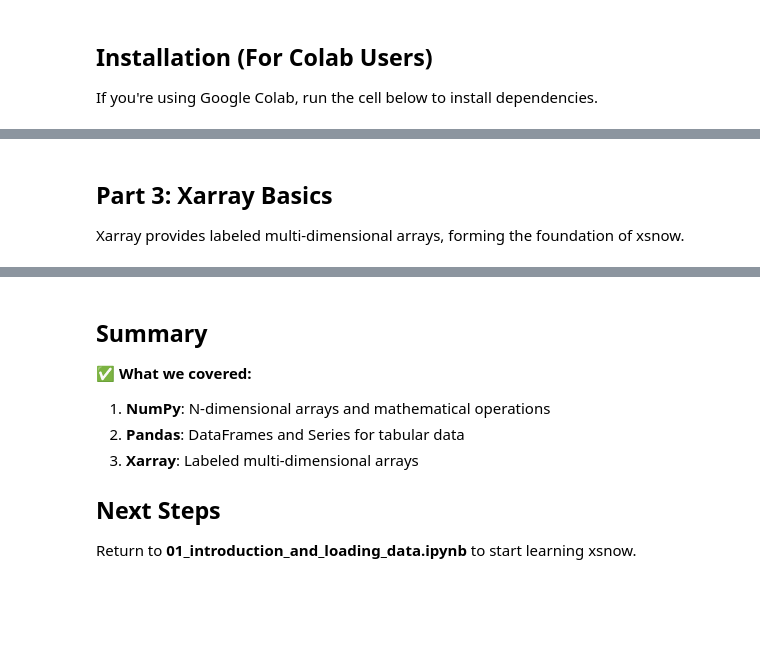
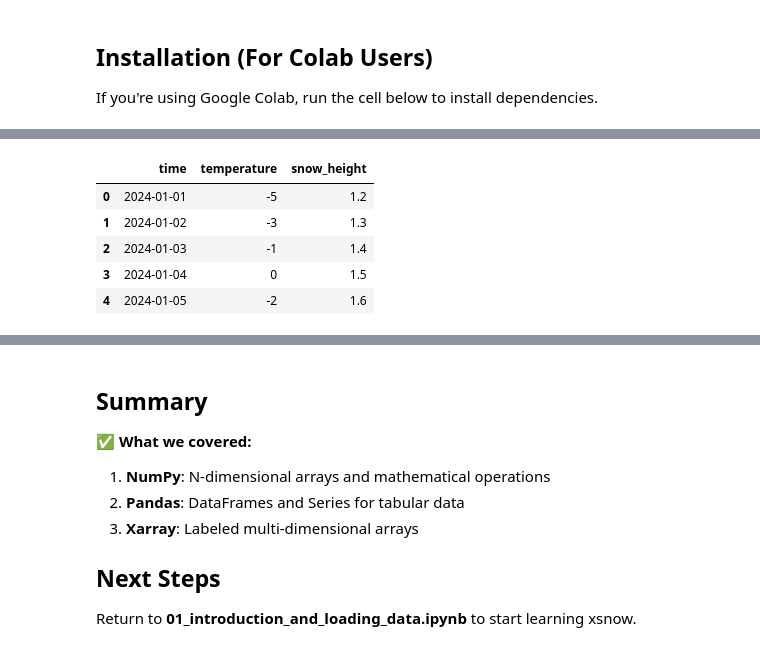
Before and after one commit to Austfi/xsnowForPatrol, a Jupyter notebook: notebooks/00_python_fundamentals_reference.ipynb, the cells around one changed output, grey strips where cells are left out. Saved outputs shown, nothing was run; the diff lists cells and outputs as text; code cells hidden in the pictures; blank space fills up the shorter version.

```diff
--- a/notebooks/00_python_fundamentals_reference.ipynb
+++ b/notebooks/00_python_fundamentals_reference.ipynb
@@ -43,14 +70,16 @@ Pandas provides DataFrames and Series for tabular data.
 # %%
 # Create a Pandas DataFrame
 data = {
     'time': pd.date_range('2024-01-01', periods=5, freq='D'),
     'temperature': [-5, -3, -1, 0, -2],
     'snow_height': [1.2, 1.3, 1.4, 1.5, 1.6]
 }
 df = pd.DataFrame(data)
-print(df)
-print(f"\nMean temperature: {df['temperature'].mean():.1f}°C")
+df
+# %% [output]
+|  | time | temperature | snow_height |
+| 0 | 2024-01-01 | -5 | 1.2 |
+| 1 | 2024-01-02 | -3 | 1.3 |
+| 2 | 2024-01-03 | -1 | 1.4 |
+| 3 | 2024-01-04 | 0 | 1.5 |
+| 4 | 2024-01-05 | -2 | 1.6 |
-# %% [markdown]
-## Part 3: Xarray Basics
-
-Xarray provides labeled multi-dimensional arrays, forming the foundation of xsnow.
```
Also changed, not shown: parts of 16 cells of this notebook, 7 other files.
